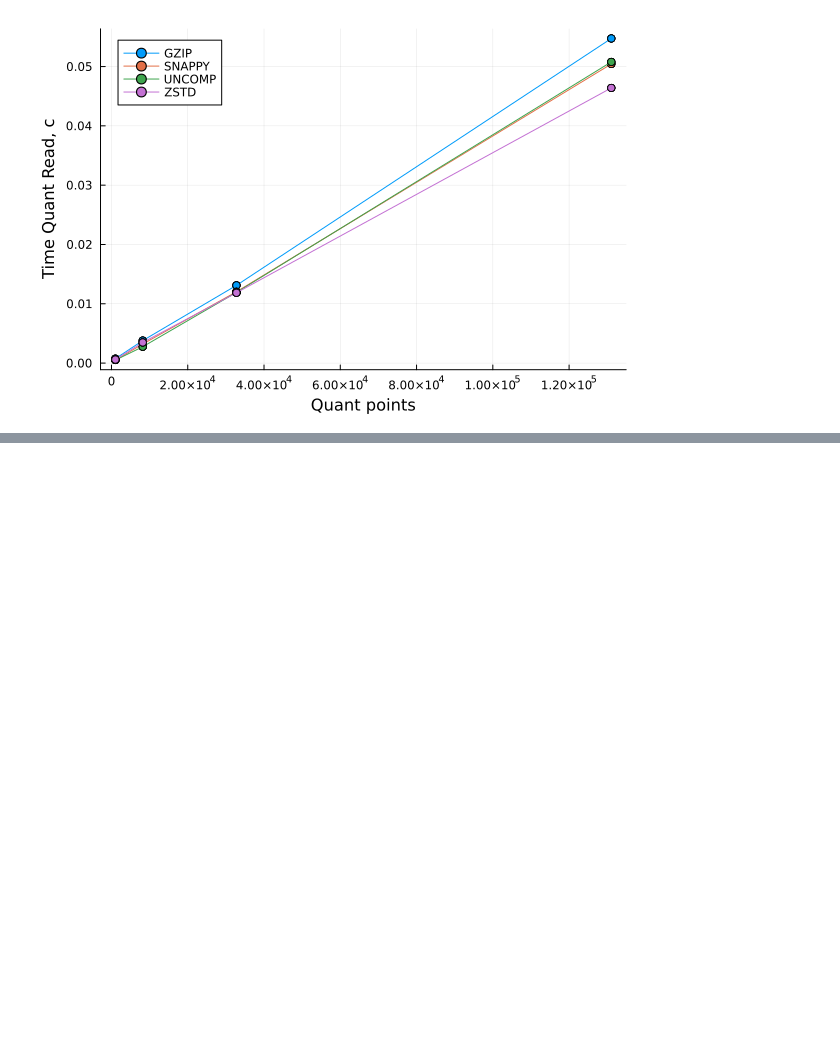
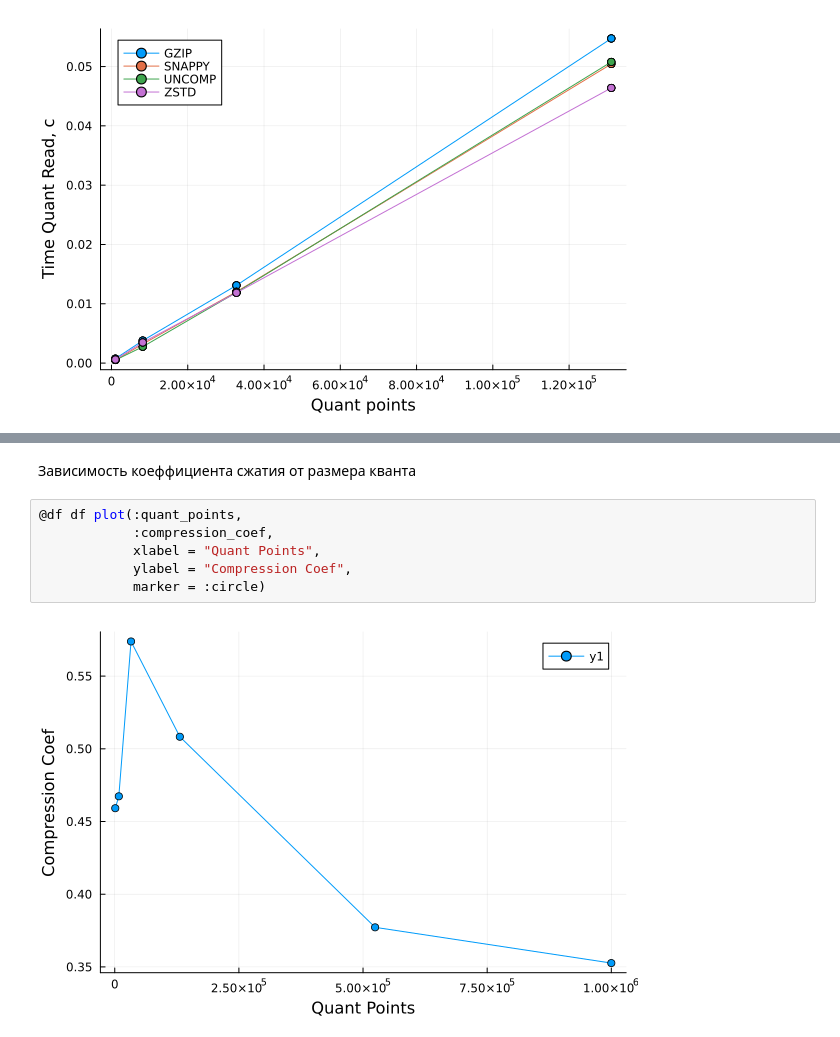
Before and after one commit to a-mikhaylov/file-formats-cpp, a Jupyter notebook: scripts/SavePlots.ipynb, the cells around one changed output, grey strips where cells are left out. Drawn from its saved outputs; the diff is of its cells as text; blank space fills up the shorter version.

```diff
--- a/scripts/SavePlots.ipynb
+++ b/scripts/SavePlots.ipynb
@@ -102,0 +110,10 @@ df_shuffle = CSV.File(Shuffle) |> DataFrame
+# %% [markdown]
+Зависимость коеффициента сжатия от размера кванта
+# %%
+@df df plot(:quant_points,
+            :compression_coef,
+            xlabel = "Quant Points",
+            ylabel = "Compression Coef",
+            marker = :circle)
+# %% [output]
+[figure, added]
```
Also changed, not shown: parts of 9 cells of this notebook, 17 other files.
